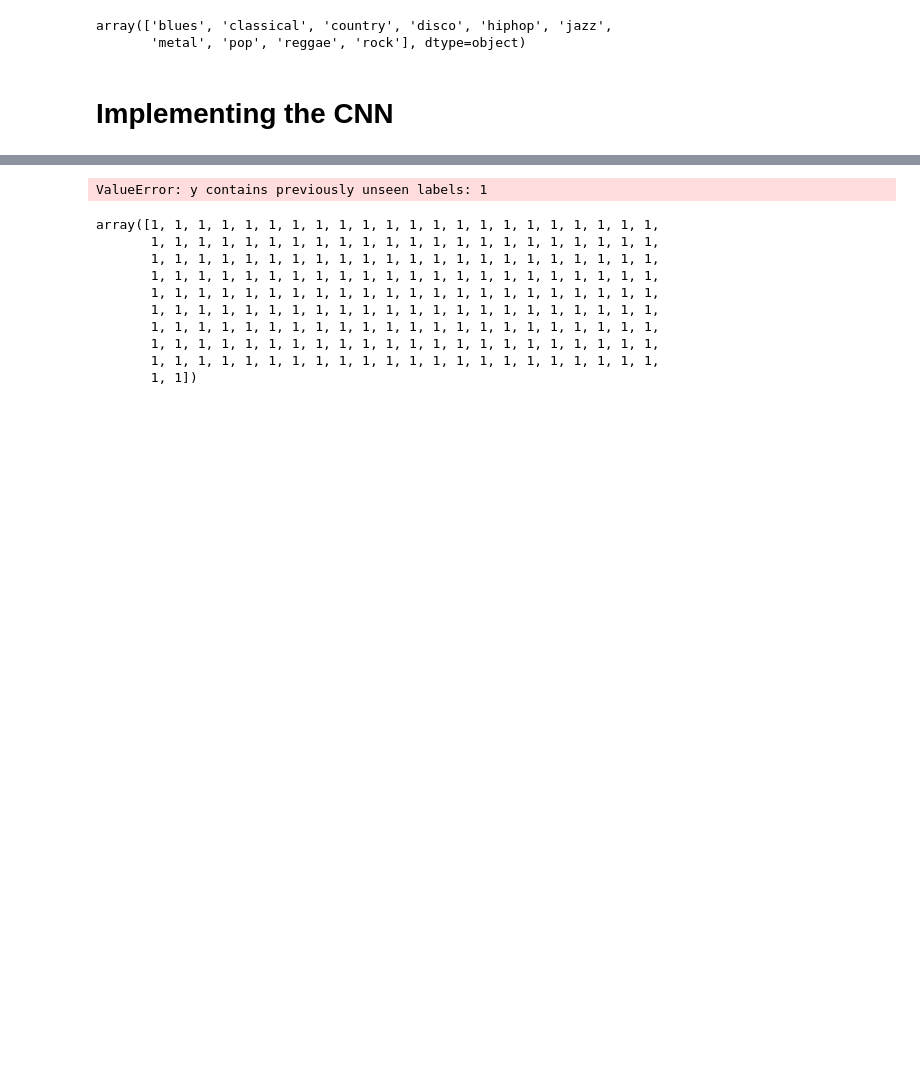
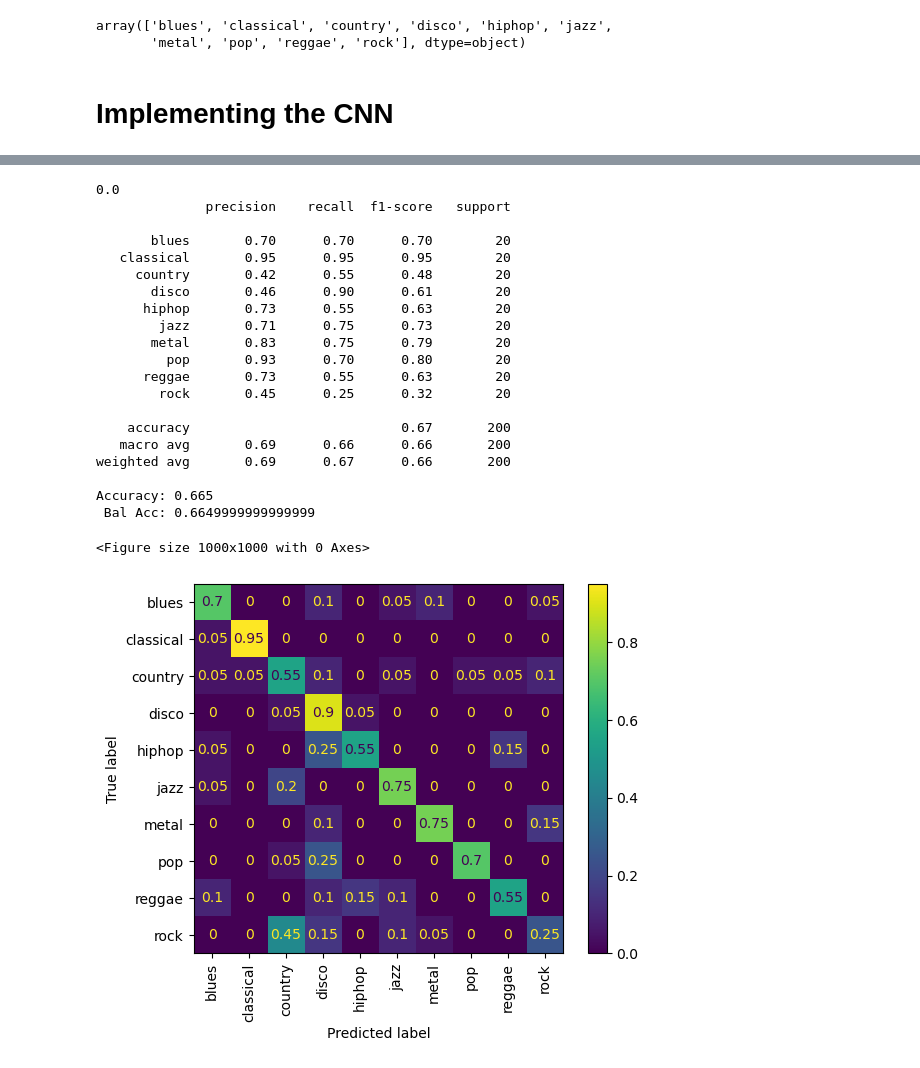
Before and after one commit to Gabe-Thomp/Music-Genre-CNN, a Jupyter notebook: ProjF5.ipynb, the cells around one changed output, grey strips where cells are left out. Cells and saved outputs as stored; diff of their text form; code cells hidden in the pictures; blank space fills up the shorter version.

```diff
--- a/ProjF5.ipynb
+++ b/ProjF5.ipynb
@@ -264,12 +259,10 @@ import torchvision.transforms as transforms
 from torchvision.transforms import Lambda
 from torch.utils.data import Dataset, DataLoader
 from sklearn.preprocessing import LabelEncoder
+import torch.nn as nn
+import torch.nn.functional as F
+import torch.optim
 
-transform = transforms.Compose([transforms.ToTensor()])
-
-
-#X_train = torch.tensor(X_train)
-#X_test = torch.tensor(X_test)
 
 # Define custom dataset in order to have a dataset + dataloader
 class CustomDataset(Dataset):
@@ -298,11 +291,13 @@ class CustomDataset(Dataset):
         return image, label
 
 # Converting data to tensors
-X_train = torch.tensor(X_train)
+X_train = torch.from_numpy(X_train).float()
+# Change shape of data to be in the format (batch_size, channels, height, width)
 X_train = X_train.permute(0,3,1,2)
 X_train = X_train.type(torch.float32)
 
-X_test = torch.tensor(X_test)
+X_test = torch.from_numpy(X_test).float()
+# Change shape of data to be in the format (batch_size, channels, height, width)
 X_test = X_test.permute(0,3,1,2)
 X_test = X_test.type(torch.float32)
 
@@ -424,0 +319,6 @@ KeyboardInterrupt:
+# %%
+device = torch.device('cuda:0' if torch.cuda.is_available() else 'cpu')
+
+# Assuming that we are on a CUDA machine, this should print a CUDA device:
+
+print(device)
@@ -424,0 +516,7 @@ KeyboardInterrupt:
+# %%
+top1_cnn = Net_to_opt(dropout_p=0.226724, n_fc_layers=3, hidden_weights=[563,270], initializer=True, kernel3=4, kernel4=3)
+top1_cnn = top1_cnn.to(device)
+optimizer = optim.Adam(top1_cnn.parameters(), lr=0.000141, weight_decay=0.000721)
+criterion = nn.CrossEntropyLoss()
+
+train(top1_cnn, criterion, optimizer, epochs=30, val_dataloader=test_dataloader, train_dataloader=train_dataloader)
@@ -425,24 +542,33 @@ KeyboardInterrupt:
 # %%
-from sklearn.metrics import accuracy_score, classification_report, confusion_matrix
+with torch.no_grad():
+    temp_net.eval()
+    y_hat = top1_cnn(X_test.to(device)).cpu()
+    y_hat = torch.argmax(y_hat, dim=1)
+    #y_test = label_encoder.transform(y_test)
+    print(accuracy_score(y_test, y_hat))
 
-with torch.no_grad():
-    net.eval()
-    y_hat = net(X_test)
-    y_hat = torch.argmax(y_hat, dim=1)
-    y_test = label_encoder.transform(y_test)
-    print(accuracy_score(y_test, y_hat))
+    print(classification_report(target_transform(y_test), y_hat.cpu().numpy(), target_names=genres))
+    cm(target_transform(y_test), y_hat.cpu().numpy())
 # %% [output]
-ValueError: y contains previously unseen labels: 1
+0.0
+              precision    recall  f1-score   support
+
+       blues       0.70      0.70      0.70        20
+   classical       0.95      0.95      0.95        20
+     country       0.42      0.55      0.48        20
+       disco       0.46      0.90      0.61        20
+      hiphop       0.73      0.55      0.63        20
+        jazz       0.71      0.75      0.73        20
+       metal       0.83      0.75      0.79        20
+         pop       0.93      0.70      0.80        20
+      reggae       0.73      0.55      0.63        20
+        rock       0.45      0.25      0.32        20
+
+    accuracy                           0.67       200
+   macro avg       0.69      0.66      0.66       200
+weighted avg       0.69      0.67      0.66       200
+
+Accuracy: 0.665
+ Bal Acc: 0.6649999999999999
+<Figure size 1000x1000 with 0 Axes>
+[figure, added]
-# %%
-y_hat.numpy()
-# %% [output]
-array([1, 1, 1, 1, 1, 1, 1, 1, 1, 1, 1, 1, 1, 1, 1, 1, 1, 1, 1, 1, 1, 1,
-       1, 1, 1, 1, 1, 1, 1, 1, 1, 1, 1, 1, 1, 1, 1, 1, 1, 1, 1, 1, 1, 1,
-       1, 1, 1, 1, 1, 1, 1, 1, 1, 1, 1, 1, 1, 1, 1, 1, 1, 1, 1, 1, 1, 1,
-       1, 1, 1, 1, 1, 1, 1, 1, 1, 1, 1, 1, 1, 1, 1, 1, 1, 1, 1, 1, 1, 1,
-       1, 1, 1, 1, 1, 1, 1, 1, 1, 1, 1, 1, 1, 1, 1, 1, 1, 1, 1, 1, 1, 1,
-       1, 1, 1, 1, 1, 1, 1, 1, 1, 1, 1, 1, 1, 1, 1, 1, 1, 1, 1, 1, 1, 1,
-       1, 1, 1, 1, 1, 1, 1, 1, 1, 1, 1, 1, 1, 1, 1, 1, 1, 1, 1, 1, 1, 1,
-       1, 1, 1, 1, 1, 1, 1, 1, 1, 1, 1, 1, 1, 1, 1, 1, 1, 1, 1, 1, 1, 1,
-       1, 1, 1, 1, 1, 1, 1, 1, 1, 1, 1, 1, 1, 1, 1, 1, 1, 1, 1, 1, 1, 1,
-       1, 1])
```
Also changed, not shown: parts of 24 cells of this notebook, 1 other file.
